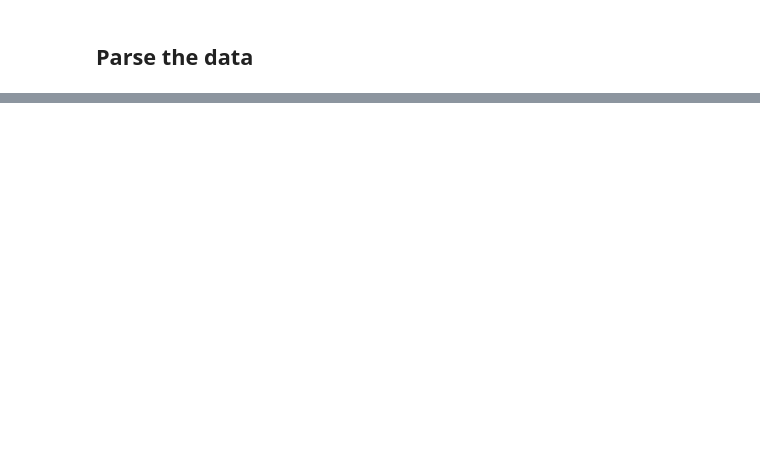
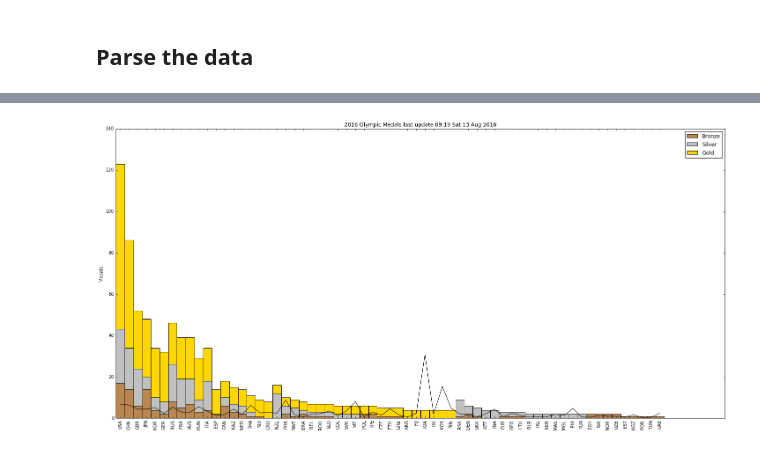
Before and after one commit to GadgetSteve/Olympics2016, a Jupyter notebook: Medals_2016_mpl.ipynb, the cells around one changed output, grey strips where cells are left out. Drawn from its saved outputs; the diff is of its cells as text; code cells hidden in the pictures; blank space fills up the shorter version.

```diff
--- a/Medals_2016_mpl.ipynb
+++ b/Medals_2016_mpl.ipynb
@@ -81,0 +106,40 @@ plt.show()
+# %%
+Teams = {
+    "USA":554, "BRA":465, "GER":425, "AUS":421, "CHN":413, "FRA":395, "GBR":366,
+    "JPN":338, "CAN":314, "ITA":309, "ESP":306, "RUS":265, "POL":243, "NED":242,
+    "ARG":213, "KOR":205, "UKR":203, "NZL":199, "HUN":160, "SWE":152, "COL":147,
+    "RSA":137, "MEX":125, "IND":124, "DEN":122, "BLR":121, "CUB":120, "EGY":120,
+    "BEL":108, "CZE":105, "KAZ":104, "SRB":104, "SUI":104, "TUR":103, "ROU":97,
+    "GRE":95, "POR":92, "KEN":89, "CRO":87, "VEN":87, "IRL":77, "NGR":75,
+    "AUT":71, "UZB":70, "JAM":68, "ALG":67, "LTU":67, "IRI":64, "NOR":62,
+    "SLO":61, "TUN":61, "TPE":60, "AZE":56, "FIN":56, "THA":54, "BUL":51,
+    "FIJ":51, "MAR":51, "SVK":51, "ISR":48, "EST":45, "MGL":43, "CHI":42,
+    "PUR":42, "GEO":39, "ECU":38, "HKG":38, "QAT":38, "BRN":35, "PRK":35,
+    "ETH":34, "LAT":34, "MNE":34, "ARM":33, "MAS":32, "TTO":32, "ZIM":31,
+    "DOM":29, "PER":29, "BAH":28, "INA":28, "HON":26, "ANG":25, "SIN":25,
+    "CMR":24, "IRQ":23, "MDA":23, "VIE":23, "SEN":22, "GUA":21, "UGA":21,
+    "KGZ":19, "URU":17, "CYP":16, "GHA":14, "PHI":13, "UAE":13, "BAR":12,
+    "BOL":12, "BOT":12, "ERI":12, "CIV":12, "MRI":12, "KSA":12, "BIH":11,
+    "PAR":11, "CGO":10, "CRC":10, "HAI":10, "LUX":10, "NAM":10, "PAN":10,
+    "ROT":10, "SEY":10, "ANT":9, "BDI":9, "COK":9, "KUW":9, "LIB":9,
+    "SRI":9, "TKM":9, "BER":8, "ESA":8, "ISL":8, "JOR":8, "KOS":8,
+    "LES":8, "PNG":8, "RWA":8, "SAM":8, "ARU":7, "BAN":7, "DJI":7,
+    "LBA":7, "MLT":7, "MYA":7, "NEP":7, "PAK":7, "SKN":7, "SYR":7,
+    "TAN":7, "TJK":7, "TGA":7, "ISV":7, "ZAM":7, "ALB":6, "BEN":6,
+    "CAM":6, "CAF":6, "GAB":6, "GRN":6, "GUY":6, "LAO":6, "MAD":6,
+    "MKD":6, "MLI":6, "MOZ":6, "NIG":6, "PLE":6, "SUD":6, "SUR":6,
+    "AND":5, "BUR":5, "CPV":5, "CAY":5, "FSM":5, "GUM":5, "GUI":5,
+    "GBS":5, "MAW":5, "MHL":5, "NCA":5, "PLW":5, "LCA":5, "SMR":5,
+    "TOG":5, "ASA":4, "IVB":4, "COM":4, "COD":4, "GAM":4, "IOA":4,
+    "MDV":4, "OMA":4, "VIN":4, "VAN":4, "YEM":4, "AFG":3, "BIZ":3,
+    "BRU":3, "KIR":3, "LIE":3, "MON":3, "STP":3, "SOL":3, "SSD":3,
+    "TLS":3, "BHU":2, "CHA":2, "DMA":2, "GEQ":2, "LBR":2, "MTN":2,
+    "NRU":2, "SLE":2, "SOM":2, "SWZ":2, "TUV":1,
+    }
+# %%
+maxweighted = max([x[5] for  x in weighted])/4.0
+maxweighted
+byteamsize = {x[1]:x[5]*maxweighted/Teams[x[1]] for x in weighted}
+PlotIt(weighted, byteamsize)
+# %% [output]
+[figure, added]
```
Also changed, not shown: parts of 6 cells of this notebook.
